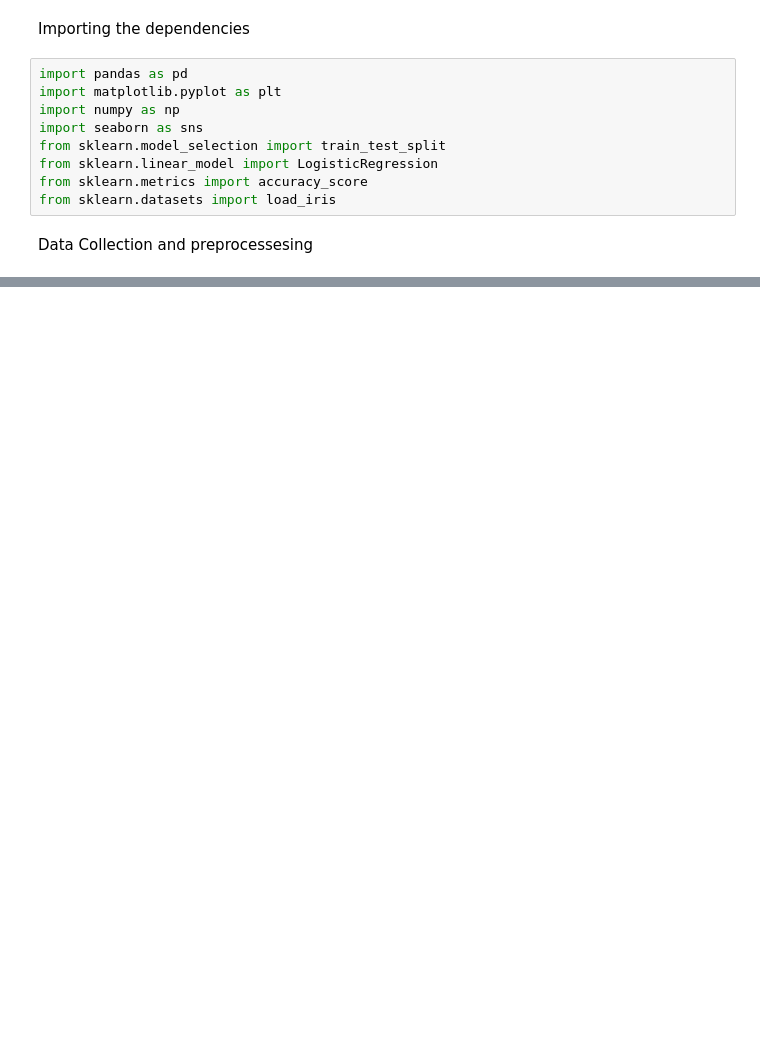
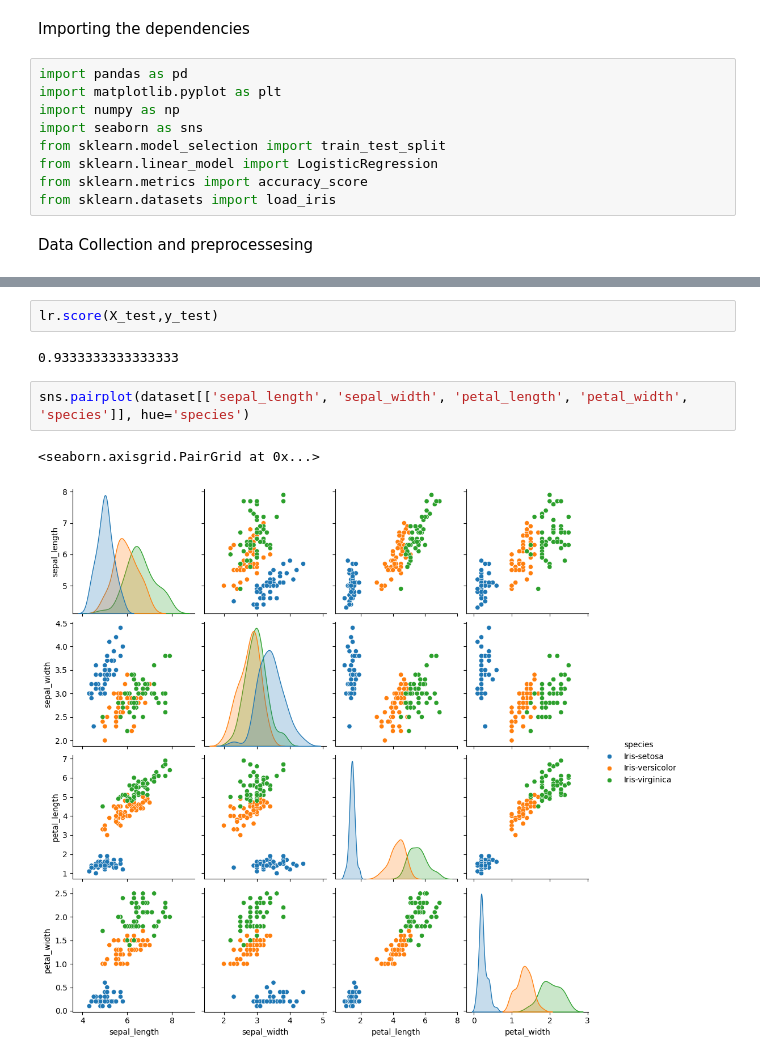
Before and after one commit to Priya-gawhane/Machine-learning-prediction-Models-Projects, a Jupyter notebook: Iris_flower_classification.ipynb, the cells around one changed output, grey strips where cells are left out. Cells and saved outputs as stored; diff of their text form; blank space fills up the shorter version.

```diff
--- a/Iris_flower_classification.ipynb
+++ b/Iris_flower_classification.ipynb
@@ -49,0 +85,9 @@ dataset.head(10)
+# %%
+lr.score(X_test,y_test)
+# %% [output]
+0.9333333333333333
+# %%
+sns.pairplot(dataset[['sepal_length', 'sepal_width', 'petal_length', 'petal_width', 'species']], hue='species')
+# %% [output]
+<seaborn.axisgrid.PairGrid at 0x...>
+[figure, added]
```
Also changed, not shown: parts of 12 cells of this notebook.
